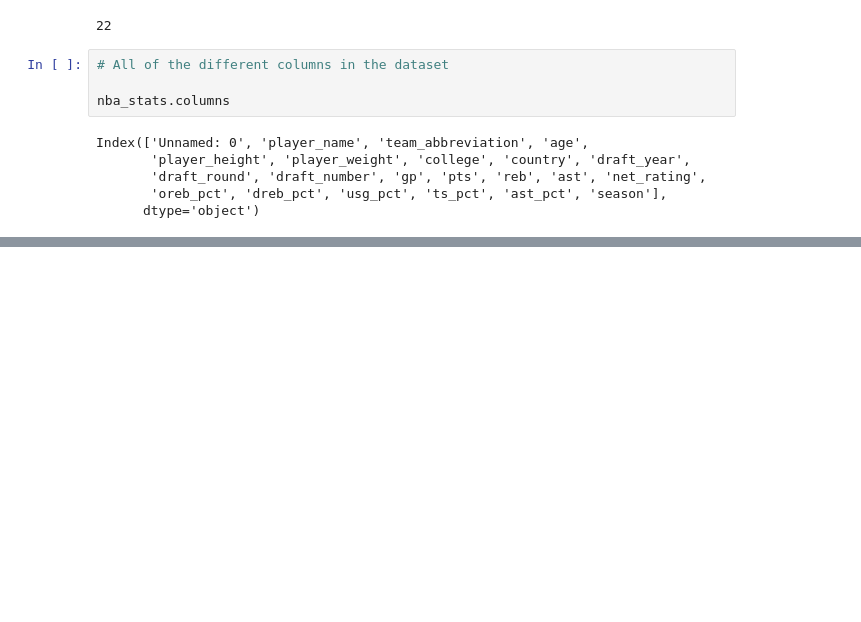
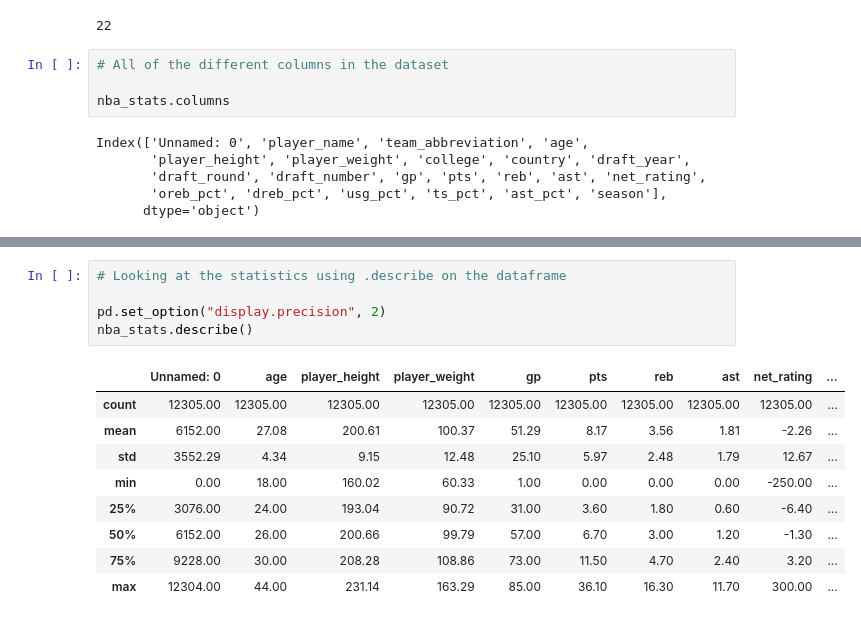
Before and after one commit to ChristianJBNB/datafun-06-projects, a Jupyter notebook: ChristianJackson_DataProject.ipynb, the cells around one changed output, grey strips where cells are left out. Saved outputs shown, nothing was run; the diff lists cells and outputs as text; blank space fills up the shorter version.

```diff
--- a/ChristianJackson_DataProject.ipynb
+++ b/ChristianJackson_DataProject.ipynb
@@ -59,3 +59,18 @@ nba_stats.tail(5)
 | 12302 | 12302 | Marcus Smart | BOS | 28.0 | 193.04 | 99.790240 | Oklahoma State | USA | ... |
 | 12303 | 12303 | Marcus Garrett | MIA | 23.0 | 195.58 | 92.986360 | Kansas | USA | ... |
 | 12304 | 12304 | Micah Potter | DET | 24.0 | 208.28 | 112.490816 | Wisconsin | USA | ... |
+# %%
+# Looking at the statistics using .describe on the dataframe
+
+pd.set_option("display.precision", 2)
+nba_stats.describe()
+# %% [output]
+|  | Unnamed: 0 | age | player_height | player_weight | gp | pts | reb | ast | net_rating | ... |
+| count | 12305.00 | 12305.00 | 12305.00 | 12305.00 | 12305.00 | 12305.00 | 12305.00 | 12305.00 | 12305.00 | ... |
+| mean | 6152.00 | 27.08 | 200.61 | 100.37 | 51.29 | 8.17 | 3.56 | 1.81 | -2.26 | ... |
+| std | 3552.29 | 4.34 | 9.15 | 12.48 | 25.10 | 5.97 | 2.48 | 1.79 | 12.67 | ... |
+| min | 0.00 | 18.00 | 160.02 | 60.33 | 1.00 | 0.00 | 0.00 | 0.00 | -250.00 | ... |
+| 25% | 3076.00 | 24.00 | 193.04 | 90.72 | 31.00 | 3.60 | 1.80 | 0.60 | -6.40 | ... |
+| 50% | 6152.00 | 26.00 | 200.66 | 99.79 | 57.00 | 6.70 | 3.00 | 1.20 | -1.30 | ... |
+| 75% | 9228.00 | 30.00 | 208.28 | 108.86 | 73.00 | 11.50 | 4.70 | 2.40 | 3.20 | ... |
+| max | 12304.00 | 44.00 | 231.14 | 163.29 | 85.00 | 36.10 | 16.30 | 11.70 | 300.00 | ... |
```
Also changed, not shown: parts of 11 cells of this notebook.
